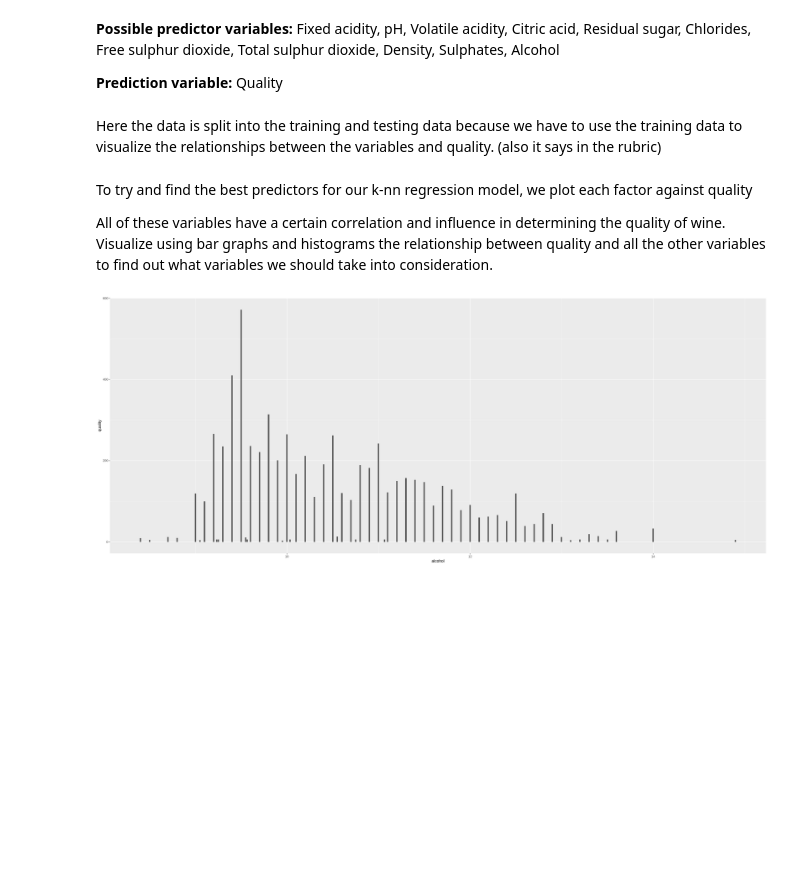
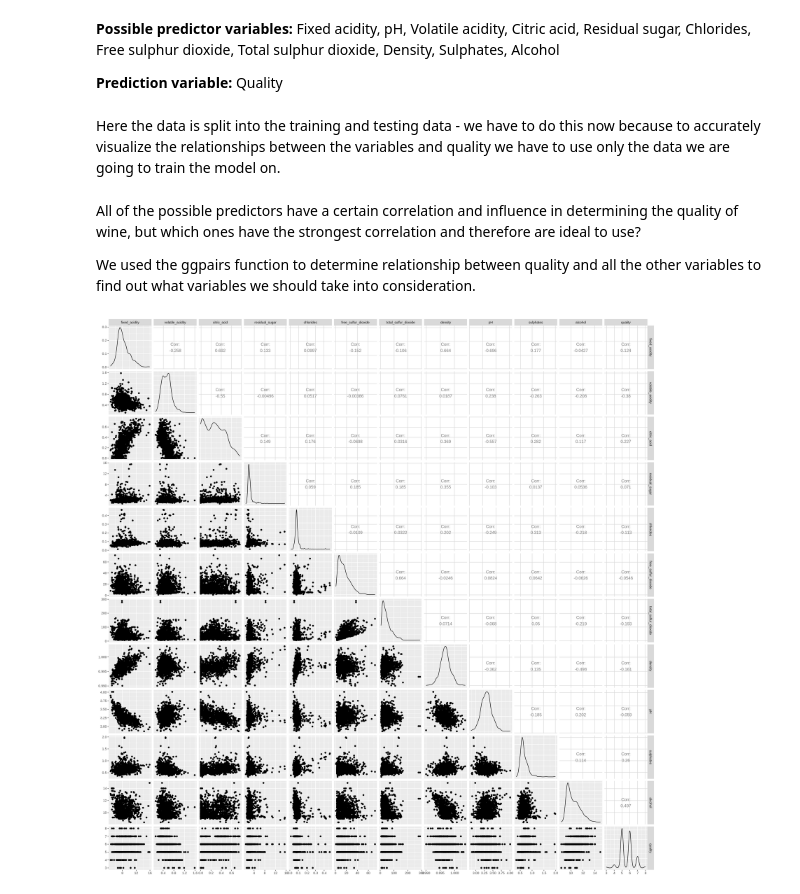
Before and after one commit to owen-smlth/dsci100group44, a Jupyter notebook: groupprojectproposal.ipynb, the cells around one changed output. Drawn from its saved outputs; the diff is of its cells as text; code cells hidden in the pictures; blank space fills up the shorter version.

```diff
--- a/groupprojectproposal.ipynb
+++ b/groupprojectproposal.ipynb
@@ -78,23 +73,18 @@ Fixed acidity, pH, Volatile acidity, Citric acid, Residual sugar, Chlorides, Fre
 **Prediction variable:**
 Quality
 # %% [markdown]
-Here the data is split into the training and testing data because we have to use the training data to visualize the relationships between the variables and quality. (also it says in the rubric)
+Here the data is split into the training and testing data - we have to do this now because to accurately visualize the relationships between the variables and quality we have to use only the data we are going to train the model on.
 # %%
 wine_split <- initial_split(wine, prop = 0.75, strata = quality)
 wine_train <- training(wine_split)
 wine_test <- testing(wine_split)
 # %% [markdown]
-To try and find the best predictors for our k-nn regression model, we plot each factor against quality
+All of the possible predictors have a certain correlation and influence in determining the quality of wine, but which ones have the strongest correlation and therefore are ideal to use?
 
-All of these variables have a certain correlation and influence in determining the quality of wine.
-Visualize using bar graphs and histograms the relationship between quality and all the other variables to find out what variables we should take into consideration.
+We used the ggpairs function to determine relationship between quality and all the other variables to find out what variables we should take into consideration.
 # %%
-options(repr.plot.width = 25, repr.plot.height = 10)
+options(repr.plot.width = 20, repr.plot.height = 20)
 
-relationships <- wine_train %>%
-                    ggplot(aes(x = alcohol, y = quality)) +
-                    geom_bar(stat = "identity")
-
-relationships
+ggpairs(wine_train)
 # %% [output]
-[figure, old version]
+[figure, new version]
```
Also changed, not shown: parts of 6 cells of this notebook.
